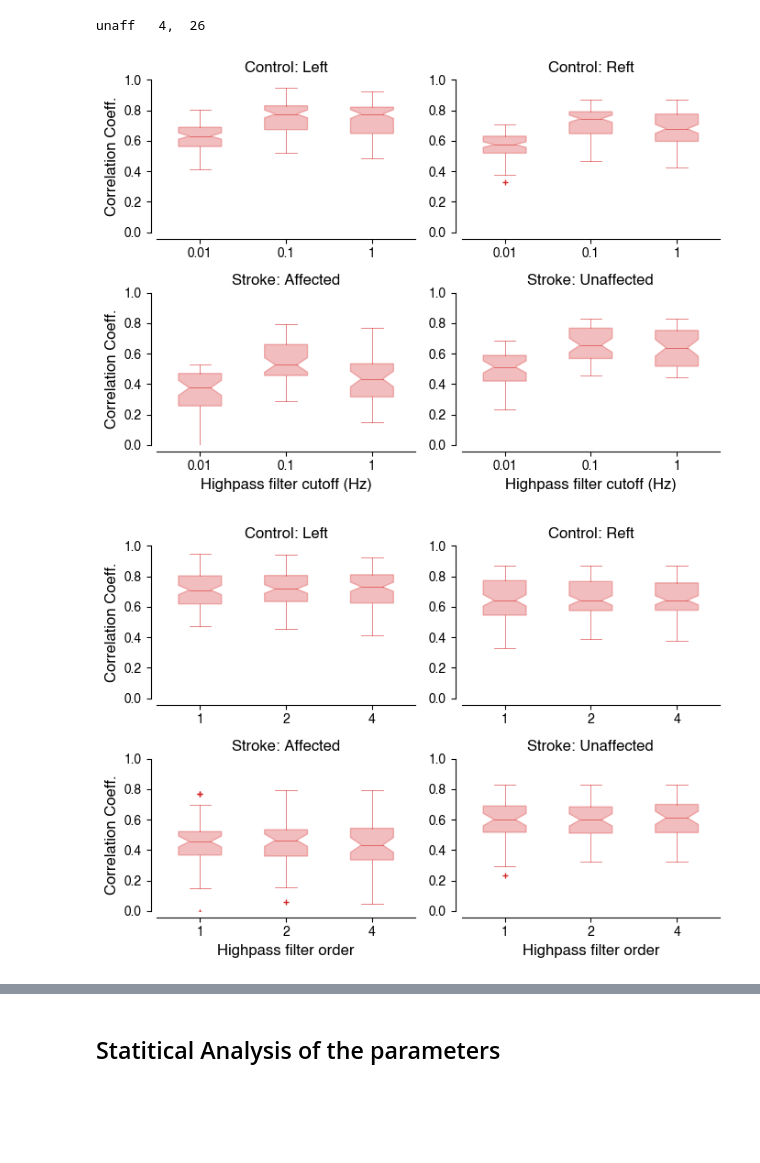
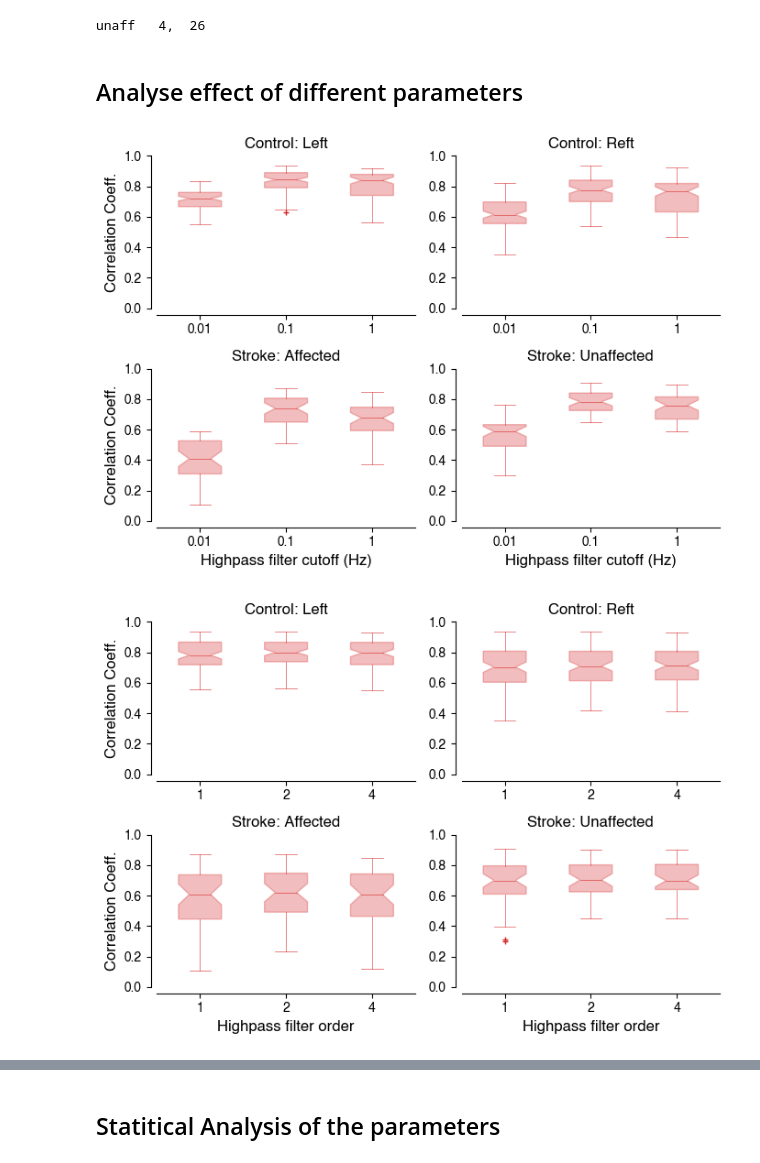
Before and after one commit to siva82kb/gmac, a Jupyter notebook: notebooks/02-am_optimization.ipynb, the cells around one changed output, grey strips where cells are left out. Saved outputs shown, nothing was run; the diff lists cells and outputs as text; code cells hidden in the pictures; blank space fills up the shorter version.

```diff
--- a/notebooks/02-am_optimization.ipynb
+++ b/notebooks/02-am_optimization.ipynb
@@ -30,6 +30,17 @@ import itertools
 import glob
 # %%
 import seaborn as sns
+# %%
+# Define a dictionary containing the font settings for LaTeX
+latex_font = {
+    "text.usetex": True,
+    "text.latex.preamble": r"\usepackage{amsmath}",  # Optional: Include additional LaTeX packages
+    "font.family": "serif",  # Use a serif font (e.g., Times New Roman)
+    "font.serif": ["Times New Roman"],  # Specify the font family
+}
+
+# Update the Matplotlib configuration with the LaTeX font settings
+plt.rcParams.update(latex_font)
 # %% [markdown]
 ### Custom Modules
 # %%
@@ -109,4 +120,6 @@ am_param_ranges = {
     "nc": [1, 2, 4],
     "nam": list(map(int, [Fs, 5*Fs, 10*Fs]))
 }
+
+dfcols = ["subject"] + list(am_param_ranges.keys()) + ["am", "vm"]
 # %%
@@ -165,6 +179,8 @@ for limbkey in ["left", "right", "aff", "unaff"]:
         am_df.to_csv(pathlib.Path(outdir, f"{subj}-am.csv").as_posix(), index=False)
 # %% [output]
 unaff   4,  26
+# %% [markdown]
+## Analyse effect of different parameters
 # %%
 # Read and combine data from different subjects in one file.
 _path = pathlib.Path(basedir, "left", "am").as_posix() + "/*-am.csv"
@@ -196,7 +212,7 @@ for _lmb in ["left", "right", "aff", "unaff"]:
             _vm = _limbdf.loc[_sinx & _pcinx]["vm"].values
             _am = _limbdf.loc[_sinx & _pcinx]["am"].values
             _inx = np.where(~np.isnan(_vm) & ~np.isnan(_am))[0]
-            _r, _p = scipy.stats.pearsonr(_vm[_inx], _am[_inx])
+            _r, _p = scipy.stats.spearmanr(_vm[_inx], _am[_inx])
             # Update amdf
             am_corr_df[_lmb] = pd.concat(
                 (am_corr_df[_lmb],
@@ -226,7 +242,7 @@ for j, _lmb in enumerate(["left", "right", "aff", "unaff"]):
         ax.spines['top'].set_visible(False)
         ax.spines['left'].set_position(('outward', 5))
         ax.spines['bottom'].set_position(('outward', 5))
-        ax.set_title(f"{_lmb}", fontsize=12)
+        # ax.set_title(f"{_lmb}", fontsize=12)
         if _lmb == "left":
             ax.set_title("Control: Left", fontsize=12)
         elif _lmb == "right":
@@ -245,7 +261,7 @@ for j, _lmb in enumerate(["left", "right", "aff", "unaff"]):
 
 plt.tight_layout()
 # %% [output]
-[figure, old version]
+[figure, new version]
 # %%
 # Effect nc
 fig = plt.figure(figsize=(7, 5))
@@ -258,32 +274,32 @@ for j, _lmb in enumerate(["left", "right", "aff", "unaff"]):
                    widths=0.5, notch=True, patch_artist=True,
                    boxprops=dict(facecolor="tab:red", color="tab:red", alpha=0.3),
                    capprops=dict(color="tab:red", alpha=0.8, lw=0.5),
                    whiskerprops=dict(color="tab:red", alpha=0.8, lw=0.5),
                    flierprops=dict(color="tab:red", markeredgecolor="tab:red",
                                    markerfacecolor='tab:red', marker='+', markersize=4),
                    medianprops=dict(color="tab:red", alpha=0.8, lw=0.5))
         ax.set_ylim(0.0, 1.0)
         ax.spines['right'].set_visible(False)
         ax.spines['top'].set_visible(False)
         ax.spines['left'].set_position(('outward', 5))
         ax.spines['bottom'].set_position(('outward', 5))
-        ax.set_title(f"{_lmb}", fontsize=12)
+        # ax.set_title(f"{_lmb}", fontsize=12)
         if _lmb == "left":
             ax.set_title("Control: Left", fontsize=12)
         elif _lmb == "right":
             ax.set_title("Control: Reft", fontsize=12)
         elif _lmb == "aff":
             ax.set_title("Stroke: Affected", fontsize=12)
         else:
             ax.set_title("Stroke: Unaffected", fontsize=12)
 
         if j // 2 == 1:
             ax.set_xlabel("Highpass filter order", fontsize=12)
         if j % 2 == 0:
             ax.set_ylabel("Correlation Coeff.", fontsize=12)
 
     ax.set_xticklabels(am_param_ranges["nc"])
 
 plt.tight_layout()
 # %% [output]
-[figure, old version]
+[figure, new version]
```
Also changed, not shown: parts of 18 cells of this notebook, 4 other files.
